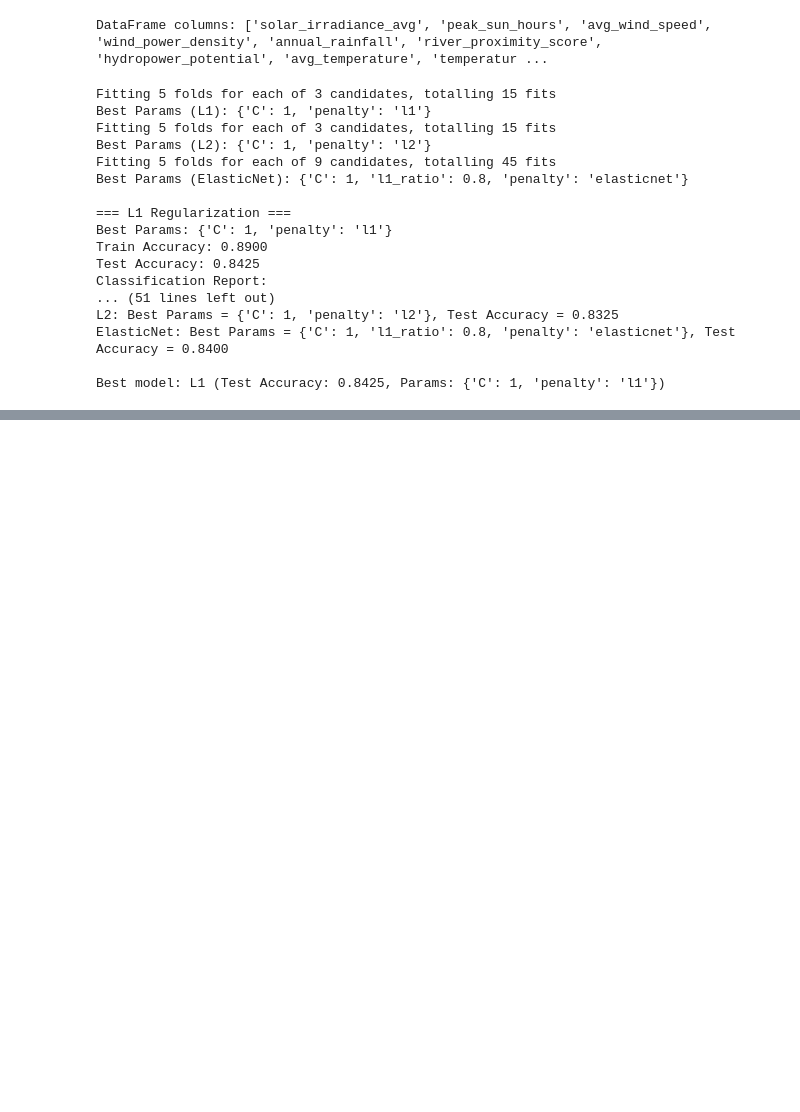
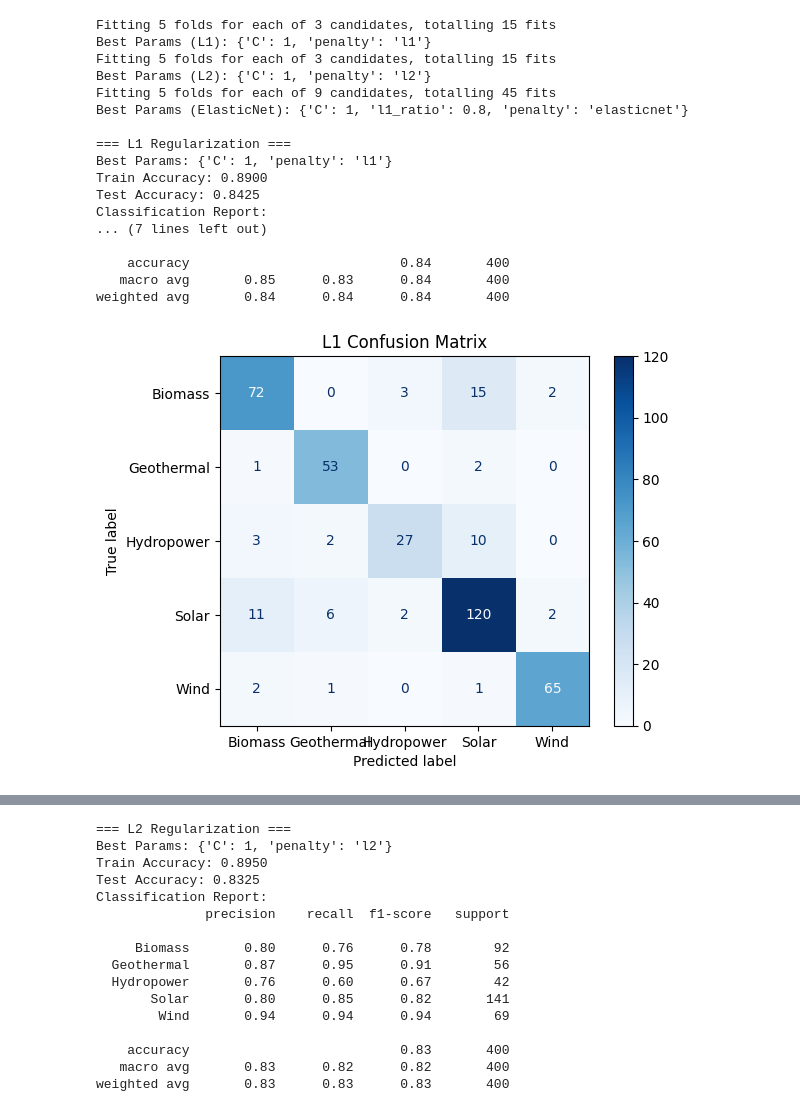
Before and after one commit to aayushi2812/Optimal-Renewable-Energy-Prediction, a Jupyter notebook: notebooks/Final_ML_models.ipynb, the cells around one changed output, grey strips where cells are left out. Cells and saved outputs as stored; diff of their text form; code cells hidden in the pictures; blank space fills up the shorter version.

Commit message:
ROC plots

```diff
--- a/notebooks/Final_ML_models.ipynb
+++ b/notebooks/Final_ML_models.ipynb
@@ -20,7 +20,6 @@ numerical_features = df.columns.difference([target])
 # Encode target (LabelEncoder is fine for the target variable)
 le_target = LabelEncoder()
 df[target] = le_target.fit_transform(df[target])
-print("DataFrame columns:", df.columns.tolist())
 
 # Prepare X, y
 X = df[list(numerical_features)]
@@ -39,13 +38,13 @@ X_test_num = scaler.transform(X_test)
 # Prepared datasets
 X_train_prepared = X_train_num
 X_test_prepared = X_test_num
-# %% [output]
-DataFrame columns: ['solar_irradiance_avg', 'peak_sun_hours', 'avg_wind_speed', 'wind_power_density', 'annual_rainfall', 'river_proximity_score', 'hydropower_potential', 'avg_temperature', 'temperatur ...
 # %%
 from sklearn.linear_model import LogisticRegression
 from sklearn.model_selection import GridSearchCV
 from sklearn.metrics import classification_report, accuracy_score
-
+from sklearn.metrics import confusion_matrix, ConfusionMatrixDisplay, roc_curve, auc
+from sklearn.preprocessing import label_binarize
+import matplotlib.pyplot as plt
 # Remove deprecated multi_class argument
 param_grid_l1 = {'penalty': ['l1'], 'C': [0.1, 1, 10]}
 clf_l1 = LogisticRegression(solver='saga', max_iter=2000)
@@ -89,34 +88,72 @@ for name, grid in grids:
     print(f"Test Accuracy: {test_acc:.4f}")
     print("Classification Report:")
     print(classification_report(
         y_test, y_test_pred,
         target_names=le_target.inverse_transform(np.unique(y_test))
     ))
+    # --- Confusion Matrix ---
+    cm = confusion_matrix(y_test, y_test_pred)  # corrected variable
+    disp = ConfusionMatrixDisplay(confusion_matrix=cm, display_labels=le_target.classes_)
+    disp.plot(cmap='Blues')
+    plt.title(f"{name} Confusion Matrix")
+    plt.show()
+
+     # --- Multiclass ROC Curve ---
+    from sklearn.preprocessing import label_binarize
+    import numpy as np
+    y_test_bin = label_binarize(y_test, classes=np.arange(len(le_target.classes_)))
+    if hasattr(best_model, "predict_proba"):
+        y_score = best_model.predict_proba(X_test_prepared)
+    elif hasattr(best_model, "decision_function"):
+        y_score = best_model.decision_function(X_test_prepared)
+    else:
+        y_score = None
+
+    if y_score is not None:
+        fpr = dict()
+        tpr = dict()
+        roc_auc = dict()
+        for i in range(len(le_target.classes_)):
+            fpr[i], tpr[i], _ = roc_curve(y_test_bin[:, i], y_score[:, i])
+            roc_auc[i] = auc(fpr[i], tpr[i])
+        plt.figure(figsize=(8, 6))
+        for i, name_cl in enumerate(le_target.classes_):
+            plt.plot(fpr[i], tpr[i], label=f"{name_cl} (AUC = {roc_auc[i]:.2f})")
+        plt.plot([0, 1], [0, 1], "k--", alpha=0.7)
+        plt.xlabel("False Positive Rate")
+        plt.ylabel("True Positive Rate")
+        plt.title(f"{name} Multiclass ROC Curve")
+        plt.legend()
+        plt.show()
+    else:
+        print("ROC curve not available for this model (no probability/decision output).")
+
     results.append((name, grid.best_params_, test_acc))
 
 # Optionally, print summary to find the best on test accuracy
 print("\n=== Summary ===")
 for name, params, test_acc in results:
     print(f"{name}: Best Params = {params}, Test Accuracy = {test_acc:.4f}")
 
 # Identify the best model by test accuracy
 best = max(results, key=lambda x: x[2])
 print(f"\nBest model: {best[0]} (Test Accuracy: {best[2]:.4f}, Params: {best[1]})")
 # %% [output]
 Fitting 5 folds for each of 3 candidates, totalling 15 fits
 Best Params (L1): {'C': 1, 'penalty': 'l1'}
 Fitting 5 folds for each of 3 candidates, totalling 15 fits
 Best Params (L2): {'C': 1, 'penalty': 'l2'}
 Fitting 5 folds for each of 9 candidates, totalling 45 fits
 Best Params (ElasticNet): {'C': 1, 'l1_ratio': 0.8, 'penalty': 'elasticnet'}
 
 === L1 Regularization ===
 Best Params: {'C': 1, 'penalty': 'l1'}
 Train Accuracy: 0.8900
 Test Accuracy: 0.8425
 Classification Report:
-... (51 lines left out)
-L2: Best Params = {'C': 1, 'penalty': 'l2'}, Test Accuracy = 0.8325
-ElasticNet: Best Params = {'C': 1, 'l1_ratio': 0.8, 'penalty': 'elasticnet'}, Test Accuracy = 0.8400
+... (7 lines left out)
 
-Best model: L1 (Test Accuracy: 0.8425, Params: {'C': 1, 'penalty': 'l1'})
+    accuracy                           0.84       400
+   macro avg       0.85      0.83      0.84       400
+weighted avg       0.84      0.84      0.84       400
+[figure, added]
@@ -122,0 +161,16 @@ Best model: L1 (Test Accuracy: 0.8425, Params: {'C': 1, 'penalty': 'l1'})
+=== L2 Regularization ===
+Best Params: {'C': 1, 'penalty': 'l2'}
+Train Accuracy: 0.8950
+Test Accuracy: 0.8325
+Classification Report:
+              precision    recall  f1-score   support
+
+     Biomass       0.80      0.76      0.78        92
+  Geothermal       0.87      0.95      0.91        56
+  Hydropower       0.76      0.60      0.67        42
+       Solar       0.80      0.85      0.82       141
+        Wind       0.94      0.94      0.94        69
+
+    accuracy                           0.83       400
+   macro avg       0.83      0.82      0.82       400
+weighted avg       0.83      0.83      0.83       400
```
Also changed, not shown: parts of 10 cells of this notebook.
